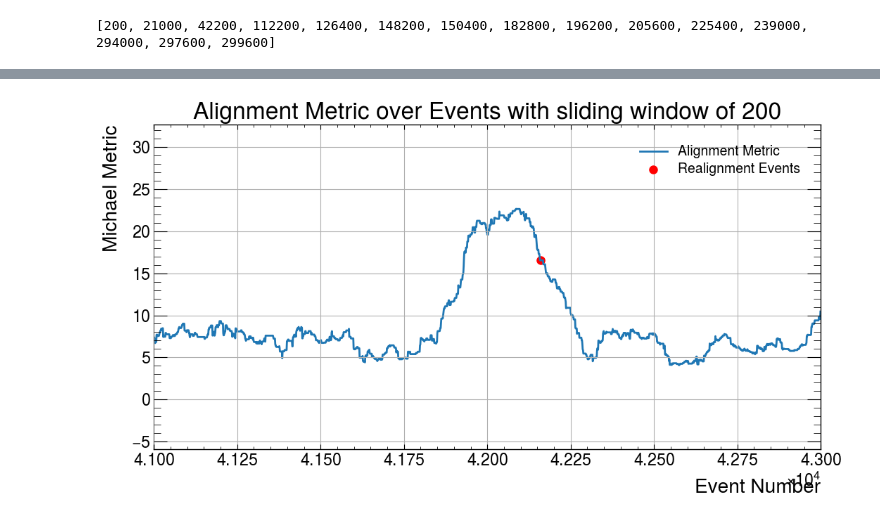
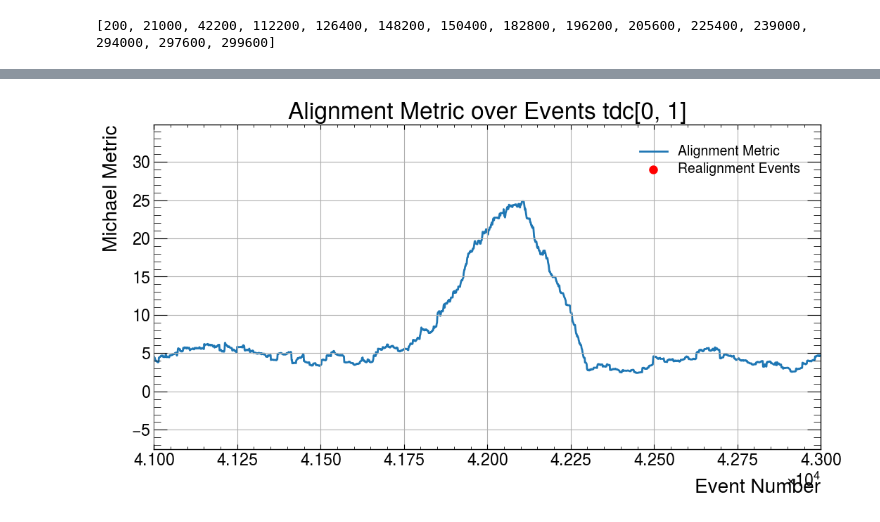
Before and after one commit to Takodachi6969/summer2, a Jupyter notebook: DataAnalysis18062024.ipynb, the cells around one changed output, grey strips where cells are left out. Saved outputs shown, nothing was run; the diff lists cells and outputs as text; code cells hidden in the pictures.

```diff
--- a/DataAnalysis18062024.ipynb
+++ b/DataAnalysis18062024.ipynb
@@ -1693,7 +1693,7 @@ plt.show()
 # %%
 data = {}
 
-order = [[0, 1], [1, 2], [2, 4], [0, 4], [1, 4], [0, 2]]
+order = [[0, 1]]
 # for i in values:
 #     for j in values:
 #         if i < j:
@@ -1941,0 +1953,31 @@ Exact realignment events: [137, 20800, 42159, 112184, 126357, 148149, 150200, 18
+# %%
+import matplotlib.pyplot as plt
+
+def plot_alignment_metrics(start_event, end_event, ax):
+    binsx = [x for x in range(start_event, end_event)]
+    alignment_metrics = [calcAvgAlign(events[max(0, i - window_size):i + window_size], offSet=0) for i in range(start_event, end_event)]
+
+    filtered_realignment_events = [i for i in exact_realignment_events if start_event <= i < end_event]
+    filtered_realignment_metrics = [alignment_metrics[i - start_event] for i in filtered_realignment_events]
+
+    ax.plot(binsx, alignment_metrics, label='Alignment Metric')
+    ax.scatter(filtered_realignment_events, filtered_realignment_metrics, color='red', label='Realignment Events')
+    ax.set_xlabel('Event Number')
+    ax.set_ylabel('Michael Metric')
+    ax.set_title(f'Alignment Metric from {start_event} to {end_event}')
+    ax.legend()
+    ax.set_xlim(start_event, end_event)
+    ax.set_ylim(min(alignment_metrics) - 10, max(alignment_metrics) + 10)
+    ax.grid(True)
+
+num_subplots = len(exact_realignment_events)
+
+fig, axs = plt.subplots(num_subplots, 1, figsize=(12, 6 * num_subplots))
+
+for idx, i in enumerate(exact_realignment_events):
+    start_event = i - 1000
+    end_event = i + 1000
+    plot_alignment_metrics(start_event, end_event, axs[idx])
+
+plt.tight_layout()
+plt.show()
@@ -1942,27 +1986,28 @@ Exact realignment events: [137, 20800, 42159, 112184, 126357, 148149, 150200, 18
 # %%
-def plot_alignment_metrics(start_event, end_event):
+def plot_alignment_metrics(start_event, end_event, index):
     binsx = [x for x in range(start_event, end_event)]
-    alignment_metrics = [calcAvgAlign(events[max(0, i - window_size):i + window_size], offSet=0) for i in range(start_event, end_event)]
+    i, j, k, l = find_tdc_alignment_metric(order[index][0], order[index][1])
+    alignment_metrics = [calcAvgAlign(events[max(0, q - window_size):q + window_size], offSet=0, i = i, j = j, k = k, l = l) for q in range(start_event, end_event)]
 
-    filtered_realignment_events = [i for i in exact_realignment_events if start_event <= i < end_event]
+    filtered_realignment_events = [g for g in exact_realignment_events[index] if start_event <= g < end_event]
     filtered_realignment_metrics = [alignment_metrics[i - start_event] for i in filtered_realignment_events]
 
     plt.figure(figsize=(12, 6))
     plt.plot(binsx, alignment_metrics, label='Alignment Metric')
     plt.scatter(filtered_realignment_events, filtered_realignment_metrics, color='red', label='Realignment Events')
     plt.xlabel('Event Number')
     plt.ylabel('Michael Metric')
-    plt.title('Alignment Metric over Events with sliding window of 200')
+    plt.title(f'Alignment Metric over Events tdc{order[index]}')
     plt.legend()
     plt.xlim(start_event, end_event)
     plt.ylim(min(alignment_metrics) - 10, max(alignment_metrics) + 10)
     plt.grid(True)
     plt.show()
 start_event = 41000
 end_event = 43000
-plot_alignment_metrics(start_event, end_event)
+plot_alignment_metrics(start_event, end_event, 0)
 # %% [output]
-[figure, old version]
+[figure, new version]
 # %%
 def plot_alignment_metrics(start_event, end_event):
     binsx = [x for x in range(start_event, end_event)]
```
Also changed, not shown: parts of 10 cells of this notebook.
